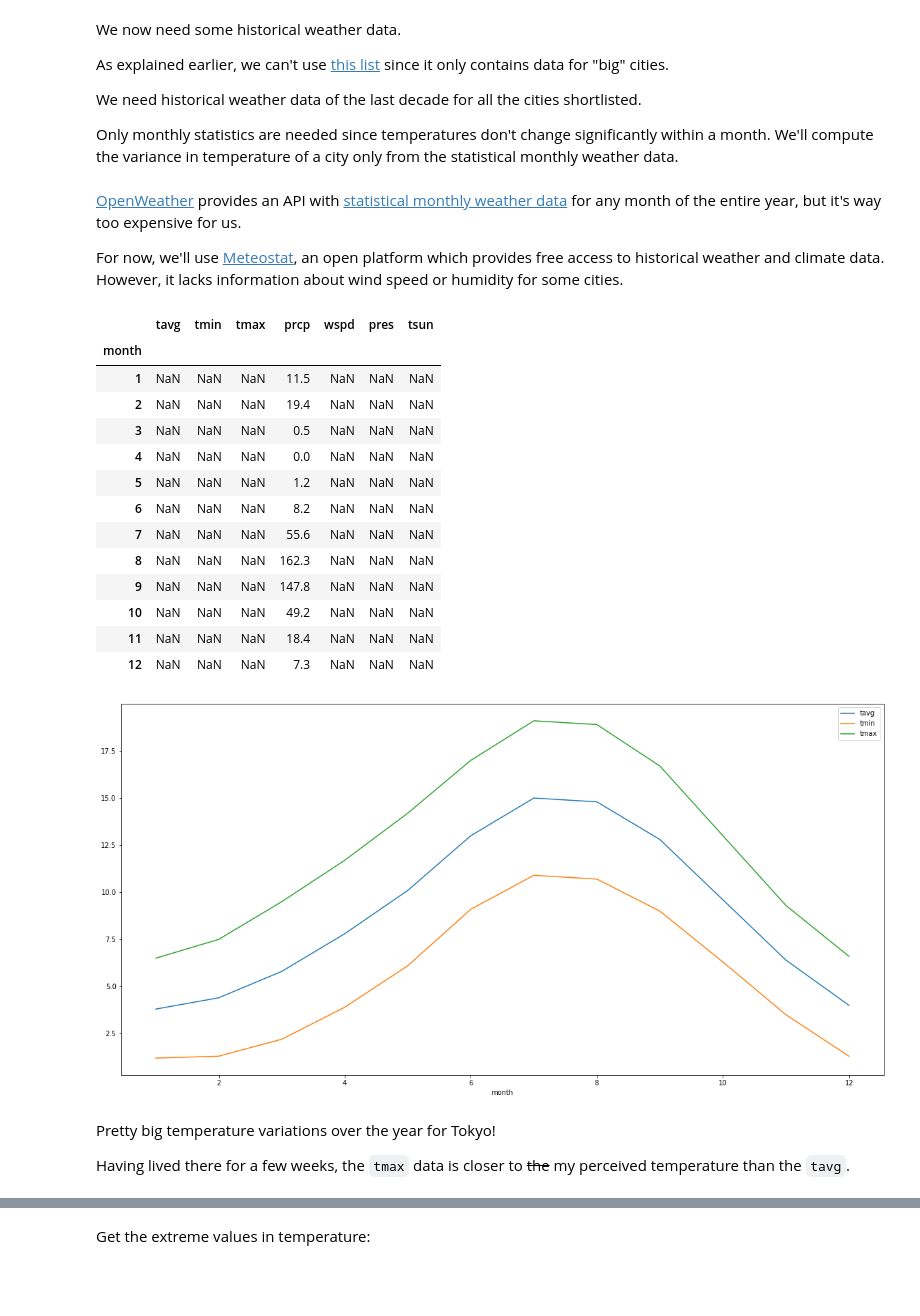
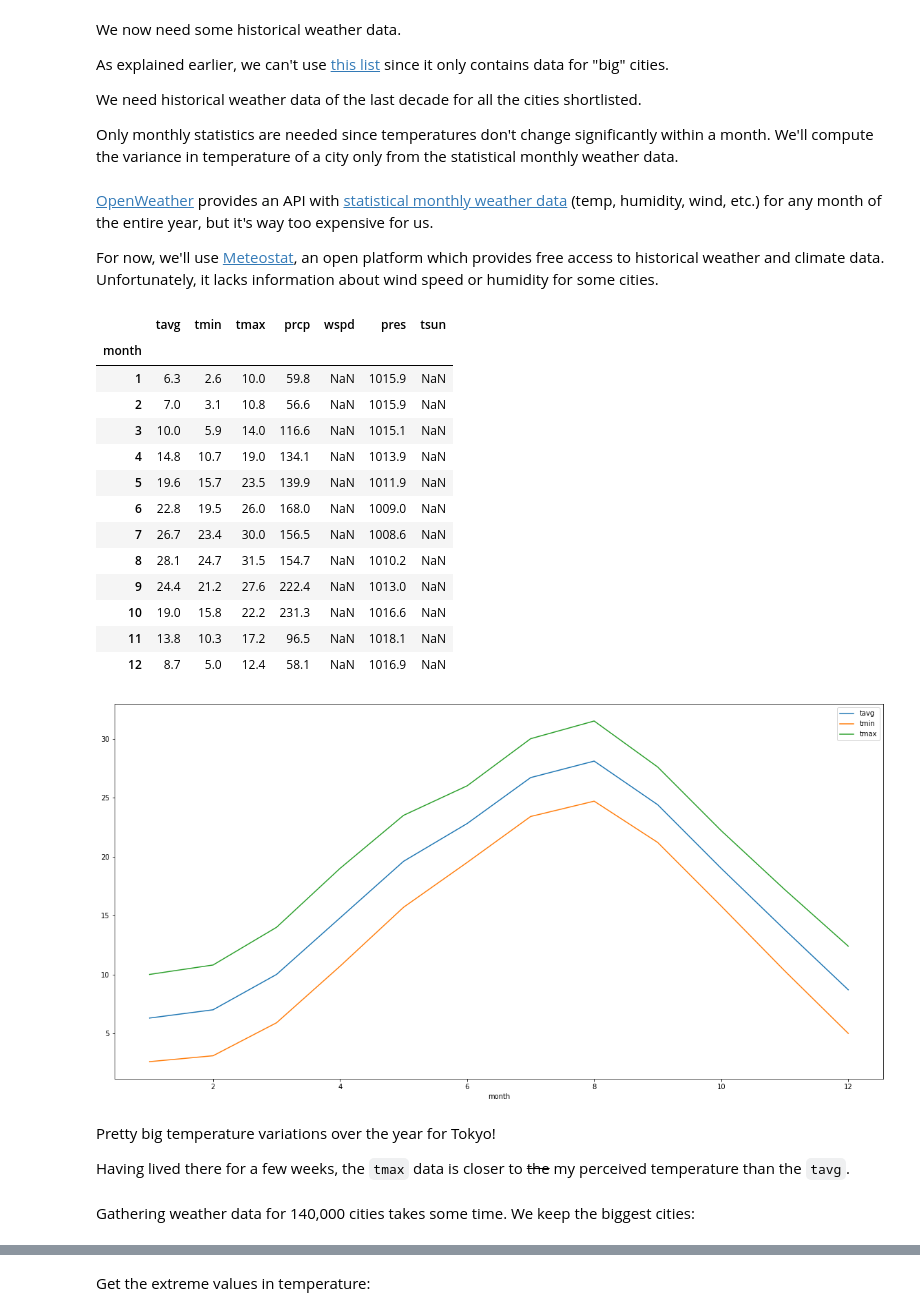
Before and after one commit to Jonas1312/cities-with-nice-weather, a Jupyter notebook: README.ipynb, the cells around one changed output, grey strips where cells are left out. Saved outputs shown, nothing was run; the diff lists cells and outputs as text; code cells hidden in the pictures; blank space fills up the shorter version.

```diff
--- a/README.ipynb
+++ b/README.ipynb
@@ -227,33 +198,33 @@ We need historical weather data of the last decade for all the cities shortliste
 
 Only monthly statistics are needed since temperatures don't change significantly within a month. We'll compute the variance in temperature of a city only from the statistical monthly weather data.
 # %% [markdown]
-[OpenWeather](https://openweathermap.org/) provides an API with [statistical monthly weather data](https://openweathermap.org/api/statistics-api#month) for any month of the entire year, but it's way too expensive for us.
+[OpenWeather](https://openweathermap.org/) provides an API with [statistical monthly weather data](https://openweathermap.org/api/statistics-api#month) (temp, humidity, wind, etc.) for any month of the entire year, but it's way too expensive for us.
 
-For now, we'll use [Meteostat](https://dev.meteostat.net/), an open platform which provides free access to historical weather and climate data. However, it lacks information about wind speed or humidity for some cities.
+For now, we'll use [Meteostat](https://dev.meteostat.net/), an open platform which provides free access to historical weather and climate data. Unfortunately, it lacks information about wind speed or humidity for some cities.
 # %%
-edinburgh = Point(lat=55.95206, lon=-3.19648)
-data = Normals(edinburgh, 1991, 2020).fetch()
+tokyo = Point(lat=35.6839, lon=139.7744)
+data = Normals(tokyo, 1991, 2020).fetch()
 data
 # %% [output]
 |  | tavg | tmin | tmax | prcp | wspd | pres | tsun |
 | month |  |  |  |  |  |  |  |
-| 1 | NaN | NaN | NaN | 11.5 | NaN | NaN | NaN |
-| 2 | NaN | NaN | NaN | 19.4 | NaN | NaN | NaN |
-| 3 | NaN | NaN | NaN | 0.5 | NaN | NaN | NaN |
-| 4 | NaN | NaN | NaN | 0.0 | NaN | NaN | NaN |
-| 5 | NaN | NaN | NaN | 1.2 | NaN | NaN | NaN |
-| 6 | NaN | NaN | NaN | 8.2 | NaN | NaN | NaN |
-| 7 | NaN | NaN | NaN | 55.6 | NaN | NaN | NaN |
-| 8 | NaN | NaN | NaN | 162.3 | NaN | NaN | NaN |
-| 9 | NaN | NaN | NaN | 147.8 | NaN | NaN | NaN |
-| 10 | NaN | NaN | NaN | 49.2 | NaN | NaN | NaN |
-| 11 | NaN | NaN | NaN | 18.4 | NaN | NaN | NaN |
-| 12 | NaN | NaN | NaN | 7.3 | NaN | NaN | NaN |
+| 1 | 6.3 | 2.6 | 10.0 | 59.8 | NaN | 1015.9 | NaN |
+| 2 | 7.0 | 3.1 | 10.8 | 56.6 | NaN | 1015.9 | NaN |
+| 3 | 10.0 | 5.9 | 14.0 | 116.6 | NaN | 1015.1 | NaN |
+| 4 | 14.8 | 10.7 | 19.0 | 134.1 | NaN | 1013.9 | NaN |
+| 5 | 19.6 | 15.7 | 23.5 | 139.9 | NaN | 1011.9 | NaN |
+| 6 | 22.8 | 19.5 | 26.0 | 168.0 | NaN | 1009.0 | NaN |
+| 7 | 26.7 | 23.4 | 30.0 | 156.5 | NaN | 1008.6 | NaN |
+| 8 | 28.1 | 24.7 | 31.5 | 154.7 | NaN | 1010.2 | NaN |
+| 9 | 24.4 | 21.2 | 27.6 | 222.4 | NaN | 1013.0 | NaN |
+| 10 | 19.0 | 15.8 | 22.2 | 231.3 | NaN | 1016.6 | NaN |
+| 11 | 13.8 | 10.3 | 17.2 | 96.5 | NaN | 1018.1 | NaN |
+| 12 | 8.7 | 5.0 | 12.4 | 58.1 | NaN | 1016.9 | NaN |
 # %%
 data.plot(y=["tavg", "tmin", "tmax"])
 plt.show()
 # %% [output]
-[figure, old version]
+[figure, new version]
 # %% [markdown]
 Pretty big temperature variations over the year for Tokyo!
 
@@ -272,3 +243,5 @@ def get_mean_std_temperature_for_loc(lat: float, lon: float) -> tuple[float, flo
     tmax_ = data["tmax"].max()
     range_ = data["tmax"].max() - data["tmax"].min()
     return mean_, std_, tmax_, range_
+# %% [markdown]
+Gathering weather data for 140,000 cities takes some time. We keep the biggest cities:
```
Also changed, not shown: parts of 32 cells of this notebook.
